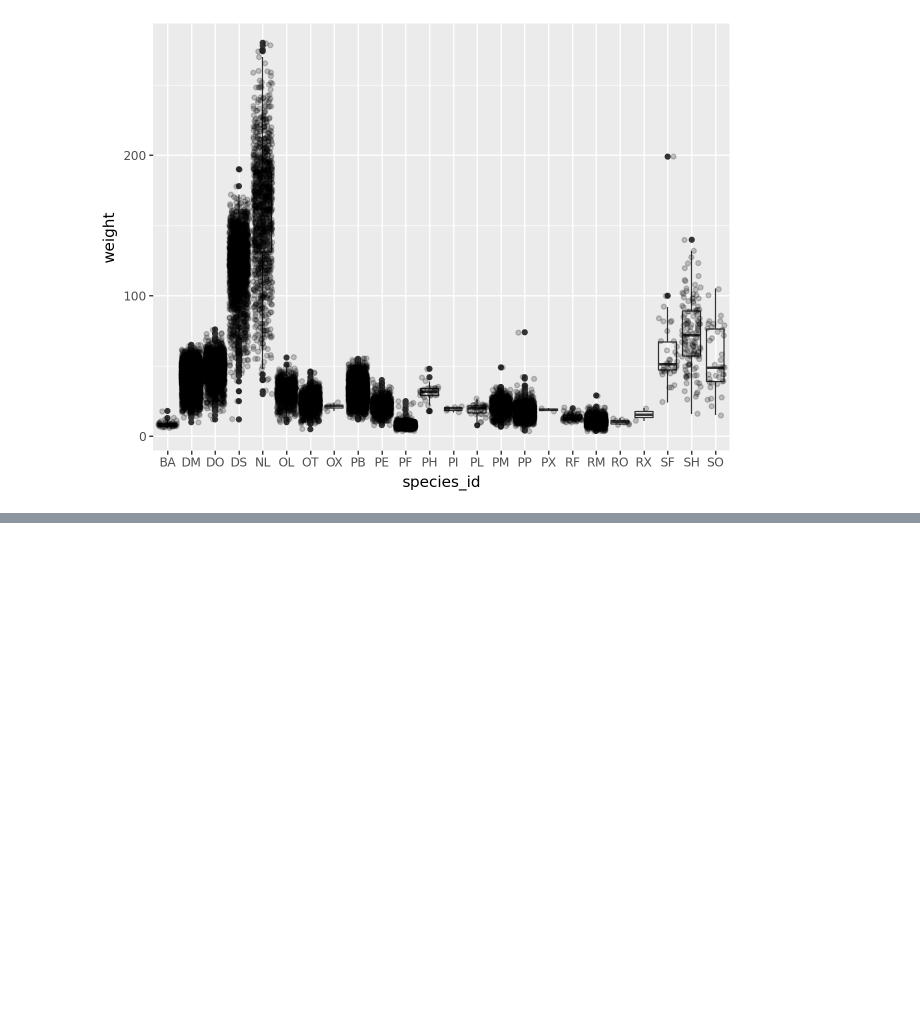
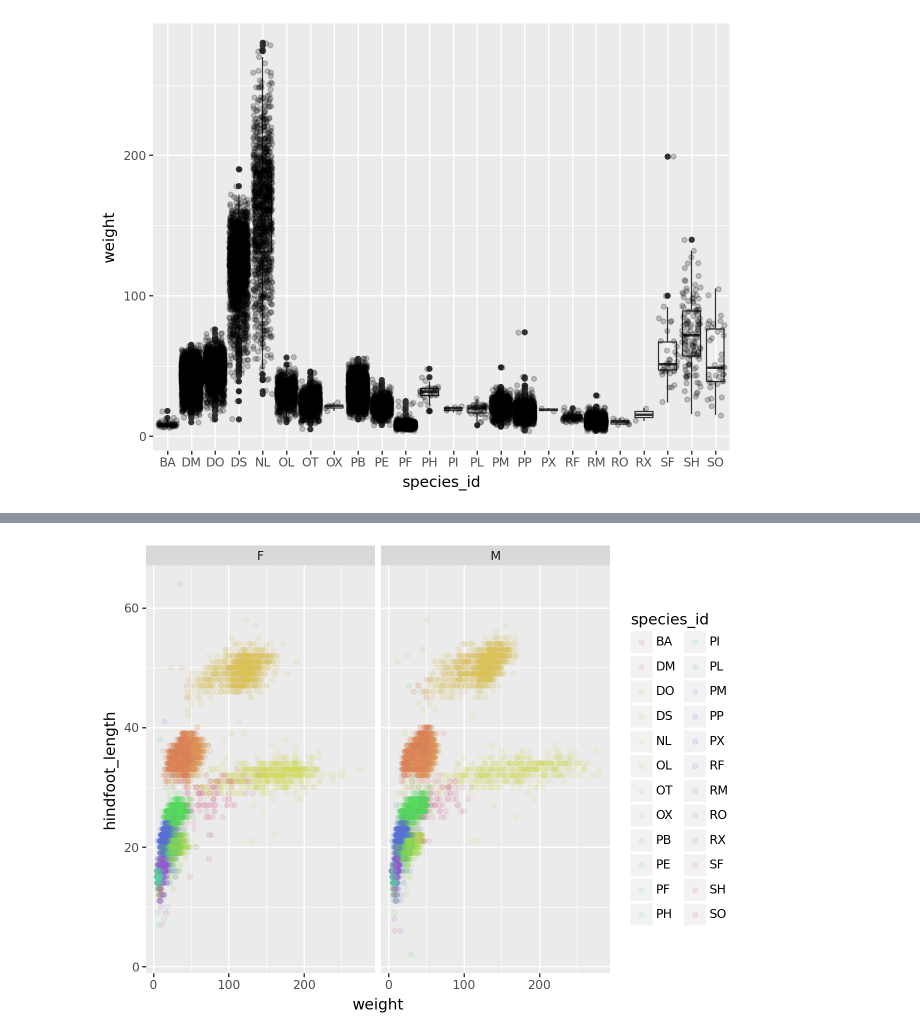
Before and after one commit to theodoraaaa/data-vis-python, a Jupyter notebook: survey_data_vis.ipynb, the cells around one changed output, grey strips where cells are left out. Saved outputs shown, nothing was run; the diff lists cells and outputs as text; code cells hidden in the pictures; blank space fills up the shorter version.

```diff
--- a/survey_data_vis.ipynb
+++ b/survey_data_vis.ipynb
@@ -134,0 +160,10 @@ surveys_complete.head()
+# %%
+(p9.ggplot(data=surveys_complete,
+          mapping=p9.aes(x='weight',
+                         y='hindfoot_length',
+                         color='species_id'))
+   + p9.geom_point(alpha=0.1)
+   + p9.facet_wrap("sex")
+)
+# %% [output]
+[figure, added]
```
Also changed, not shown: parts of 2 cells of this notebook.
